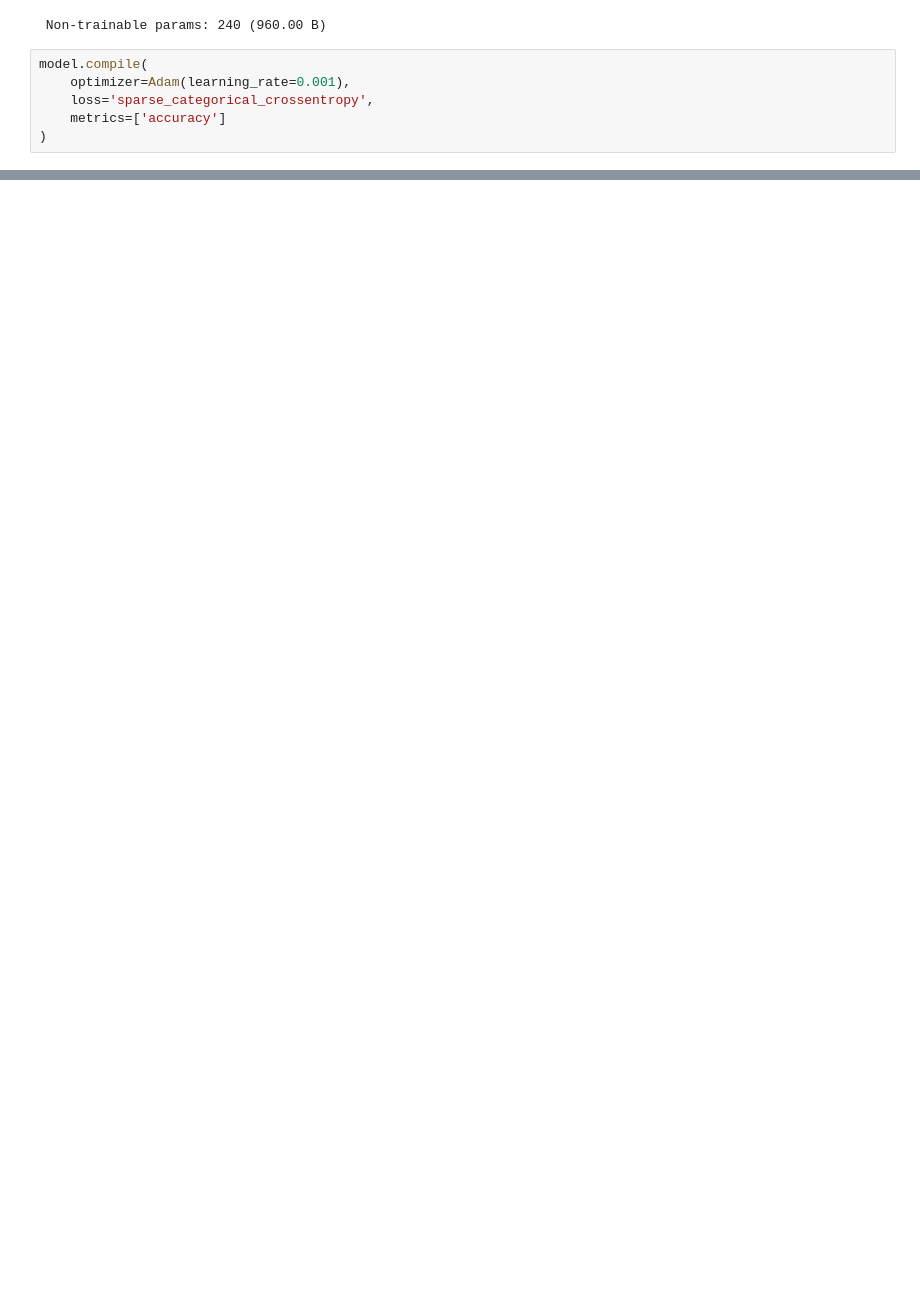
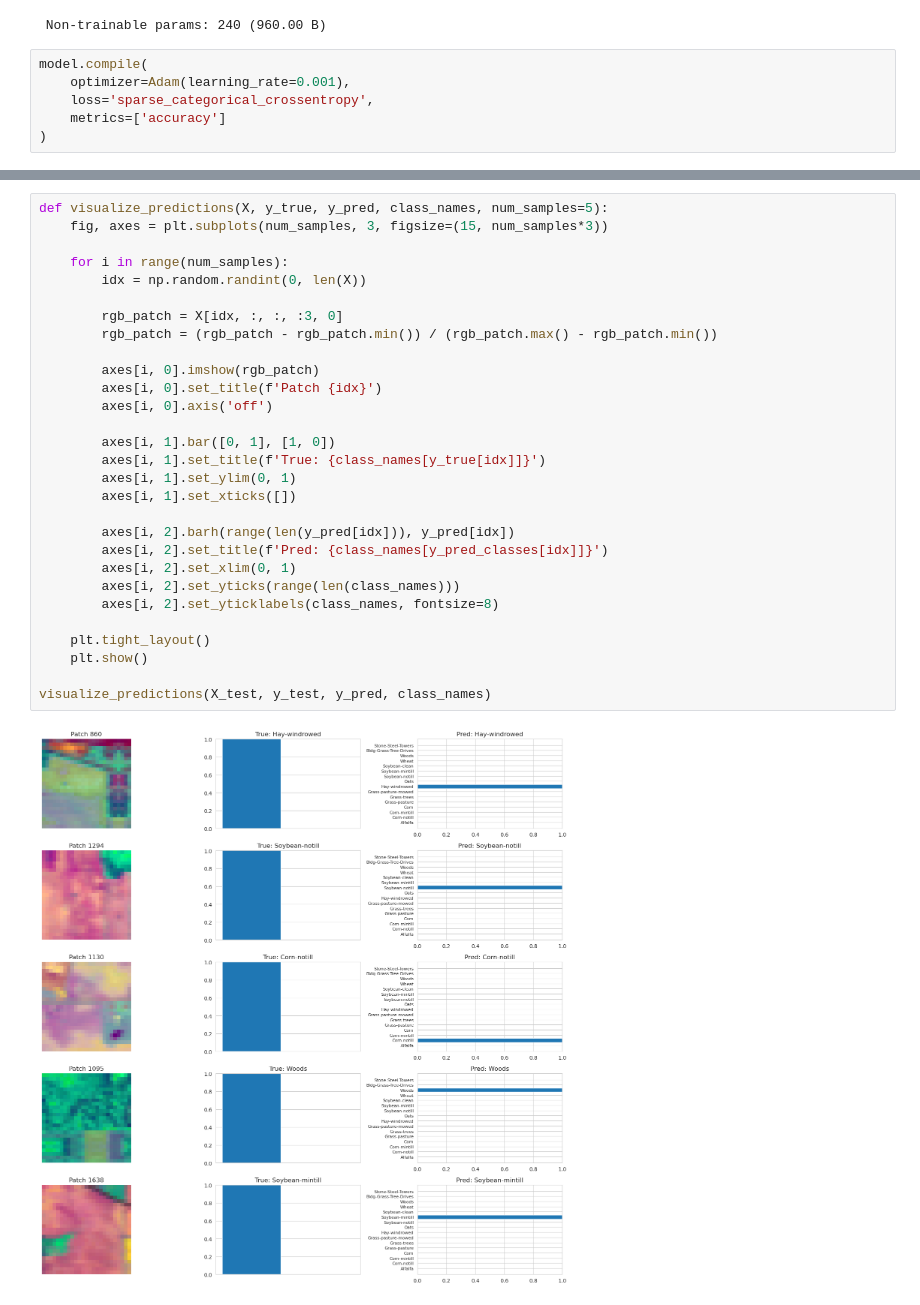
Before and after one commit to Yajush-afk/backend-farmGuard, a Jupyter notebook: notebooks/hybridSN_baseline_model.ipynb, the cells around one changed output, grey strips where cells are left out. Drawn from its saved outputs; the diff is of its cells as text; blank space fills up the shorter version.

```diff
--- a/notebooks/hybridSN_baseline_model.ipynb
+++ b/notebooks/hybridSN_baseline_model.ipynb
@@ -161,0 +324,31 @@ Detected at node compile_loss/sparse_categorical_crossentropy/SparseSoftmaxCross
+# %%
+def visualize_predictions(X, y_true, y_pred, class_names, num_samples=5):
+    fig, axes = plt.subplots(num_samples, 3, figsize=(15, num_samples*3))
+
+    for i in range(num_samples):
+        idx = np.random.randint(0, len(X))
+
+        rgb_patch = X[idx, :, :, :3, 0]
+        rgb_patch = (rgb_patch - rgb_patch.min()) / (rgb_patch.max() - rgb_patch.min())
+
+        axes[i, 0].imshow(rgb_patch)
+        axes[i, 0].set_title(f'Patch {idx}')
+        axes[i, 0].axis('off')
+
+        axes[i, 1].bar([0, 1], [1, 0])
+        axes[i, 1].set_title(f'True: {class_names[y_true[idx]]}')
+        axes[i, 1].set_ylim(0, 1)
+        axes[i, 1].set_xticks([])
+
+        axes[i, 2].barh(range(len(y_pred[idx])), y_pred[idx])
+        axes[i, 2].set_title(f'Pred: {class_names[y_pred_classes[idx]]}')
+        axes[i, 2].set_xlim(0, 1)
+        axes[i, 2].set_yticks(range(len(class_names)))
+        axes[i, 2].set_yticklabels(class_names, fontsize=8)
+
+    plt.tight_layout()
+    plt.show()
+
+visualize_predictions(X_test, y_test, y_pred, class_names)
+# %% [output]
+[figure, added]
```
Also changed, not shown: parts of 10 cells of this notebook.
